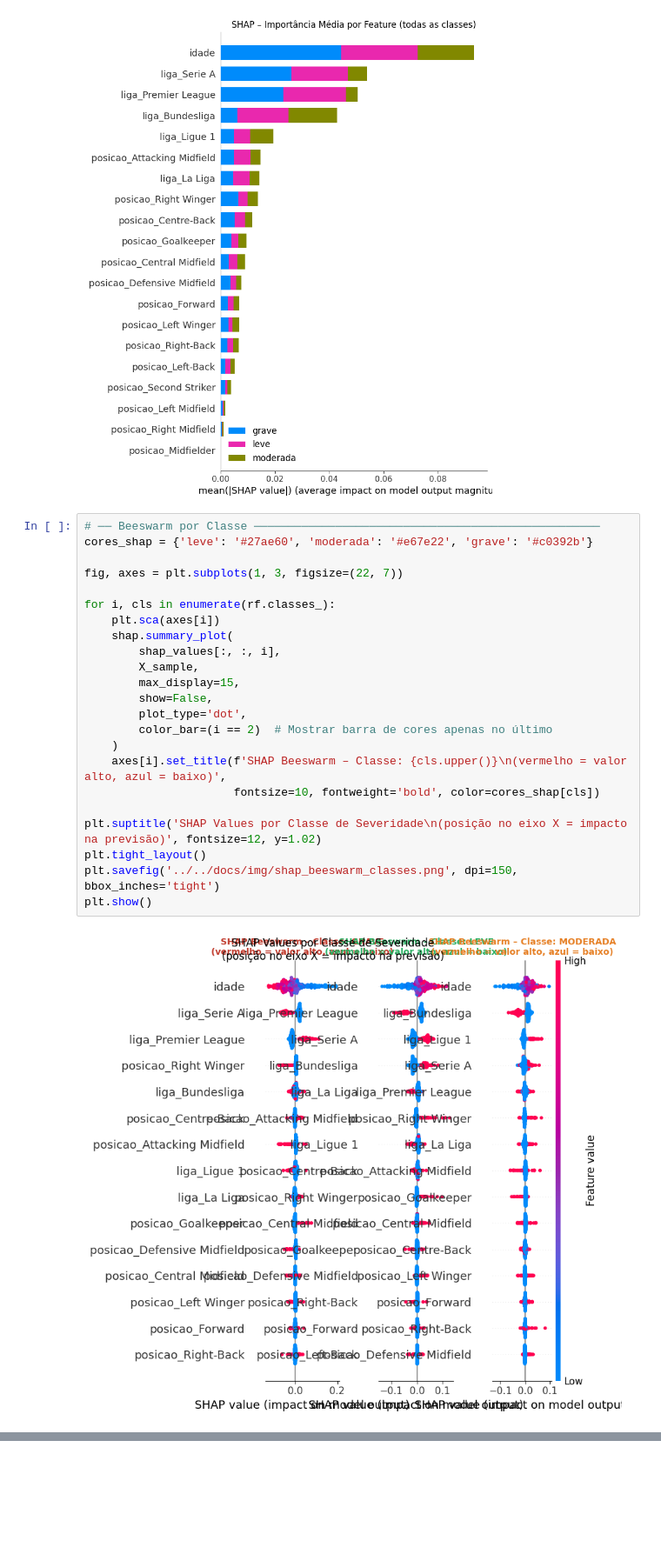
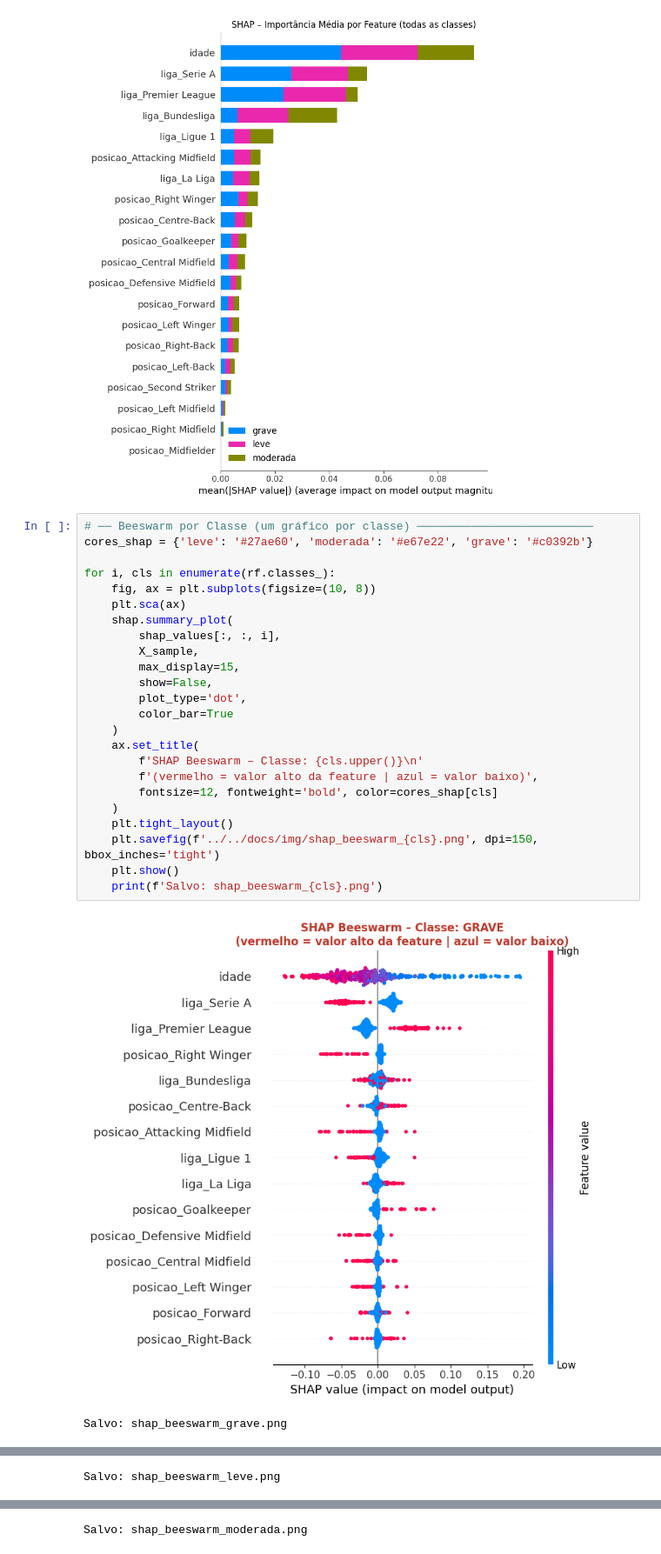
Before and after one commit to ICEI-PUC-Minas-PMV-SI/pmv-si-2026-1-pe7-t1-g3-analytics_lesao_futebol, a Jupyter notebook: src/notebooks/04_permutation_shap_executed.ipynb, the cells around one changed output, grey strips where cells are left out. Shown at 87% size. Cells and saved outputs as stored; diff of their text form; blank space fills up the shorter version.

Commit message:
Fix: SHAP plots separados por classe (sem sobreposicao)

```diff
--- a/src/notebooks/04_permutation_shap_executed.ipynb
+++ b/src/notebooks/04_permutation_shap_executed.ipynb
@@ -386,27 +386,29 @@ plt.show()
 # %% [output]
 [figure]
 # %%
-# ── Beeswarm por Classe ───────────────────────────────────────────────────
+# ── Beeswarm por Classe (um gráfico por classe) ──────────────────────────
 cores_shap = {'leve': '#27ae60', 'moderada': '#e67e22', 'grave': '#c0392b'}
 
-fig, axes = plt.subplots(1, 3, figsize=(22, 7))
-
 for i, cls in enumerate(rf.classes_):
-    plt.sca(axes[i])
+    fig, ax = plt.subplots(figsize=(10, 8))
+    plt.sca(ax)
     shap.summary_plot(
         shap_values[:, :, i],
         X_sample,
         max_display=15,
         show=False,
         plot_type='dot',
-        color_bar=(i == 2)  # Mostrar barra de cores apenas no último
+        color_bar=True
     )
-    axes[i].set_title(f'SHAP Beeswarm – Classe: {cls.upper()}\n(vermelho = valor alto, azul = baixo)',
-                      fontsize=10, fontweight='bold', color=cores_shap[cls])
-
-plt.suptitle('SHAP Values por Classe de Severidade\n(posição no eixo X = impacto na previsão)', fontsize=12, y=1.02)
-plt.tight_layout()
-plt.savefig('../../docs/img/shap_beeswarm_classes.png', dpi=150, bbox_inches='tight')
-plt.show()
+    ax.set_title(
+        f'SHAP Beeswarm – Classe: {cls.upper()}\n'
+        f'(vermelho = valor alto da feature | azul = valor baixo)',
+        fontsize=12, fontweight='bold', color=cores_shap[cls]
+    )
+    plt.tight_layout()
+    plt.savefig(f'../../docs/img/shap_beeswarm_{cls}.png', dpi=150, bbox_inches='tight')
+    plt.show()
+    print(f'Salvo: shap_beeswarm_{cls}.png')
 # %% [output]
-[figure, old version]
+[figure, new version]
+Salvo: shap_beeswarm_grave.png
@@ -412,0 +416 @@ plt.show()
+Salvo: shap_beeswarm_leve.png
@@ -413 +418,2 @@ plt.show()
+Salvo: shap_beeswarm_moderada.png
 # %%
```
Also changed, not shown: parts of 2 cells of this notebook, 7 other files.
